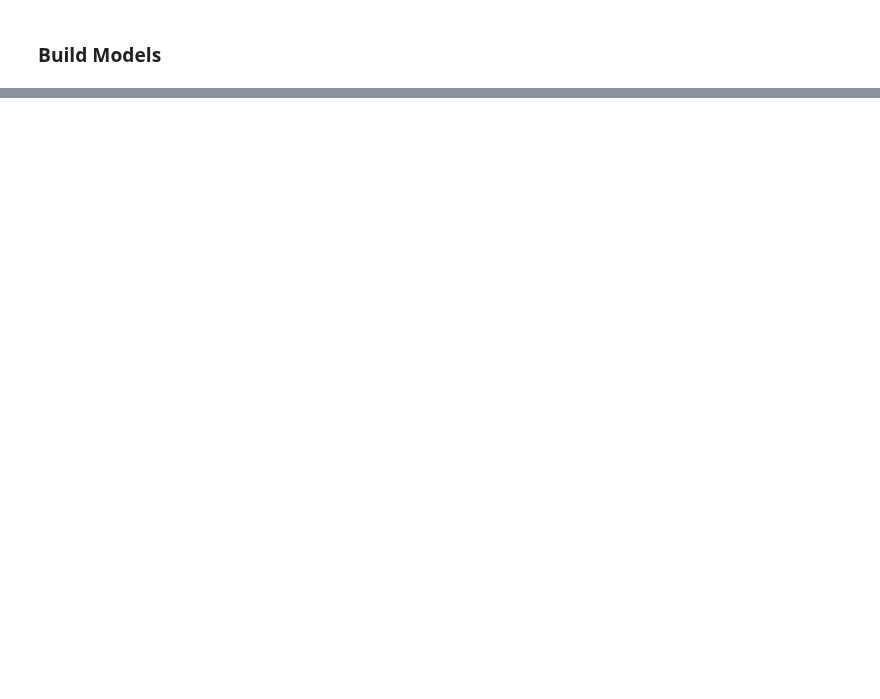
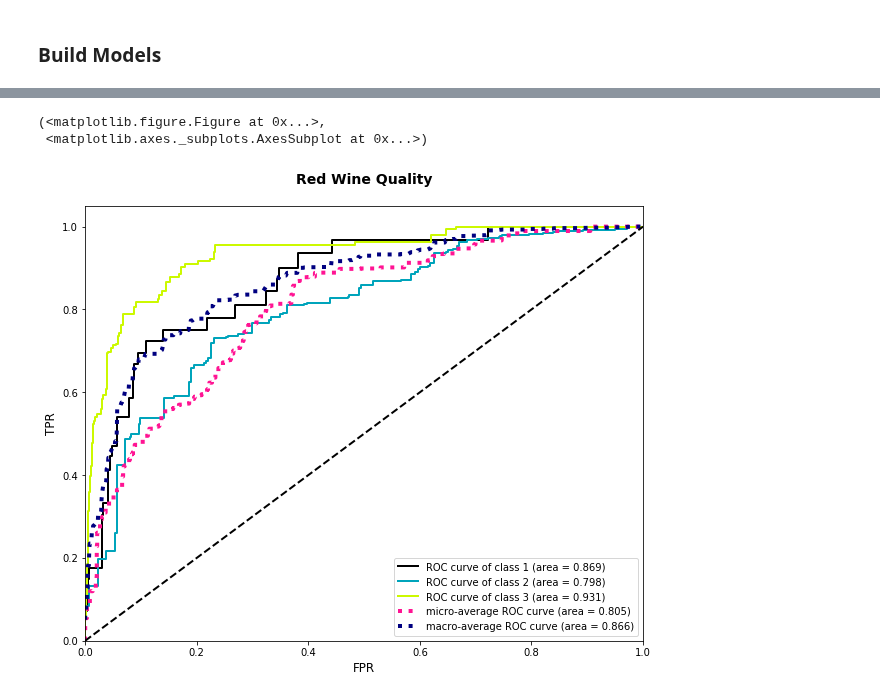
Before and after one commit to cneiderer/Class_Projects, a Jupyter notebook: Project3/notebooks/Project3_RedSubset_RandomForest.ipynb, the cells around one changed output, grey strips where cells are left out. Cells and saved outputs as stored; diff of their text form; code cells hidden in the pictures; blank space fills up the shorter version.

Commit message:
Project3 Cleanup

```diff
--- a/Project3/notebooks/Project3_RedSubset_RandomForest.ipynb
+++ b/Project3/notebooks/Project3_RedSubset_RandomForest.ipynb
@@ -47,7 +47,7 @@ from scipy import interp
 # %% [markdown]
 ### Load and Explore Data
 # %%
-df = pd.read_csv('winequality-red.csv', delimiter=';')
+df = pd.read_csv('/home/cneiderer/Metis/Neiderer_Metis/Project3/data/winequality-red.csv', delimiter=';')
 # %%
 # Relabel
 # df.quality = pd.cut(df.quality, bins=3, labels=[1, 2, 3]).astype('int')
@@ -375,0 +395,6 @@ print(confusion_matrix(y_test, rf1_pred))
+# %%
+plot_roc_curves(y_test, rf1.predict_proba(X_test))
+# %% [output]
+(<matplotlib.figure.Figure at 0x...>,
+ <matplotlib.axes._subplots.AxesSubplot at 0x...>)
+[figure, added]
```
Also changed, not shown: parts of 4 cells of this notebook, 4 other files.
